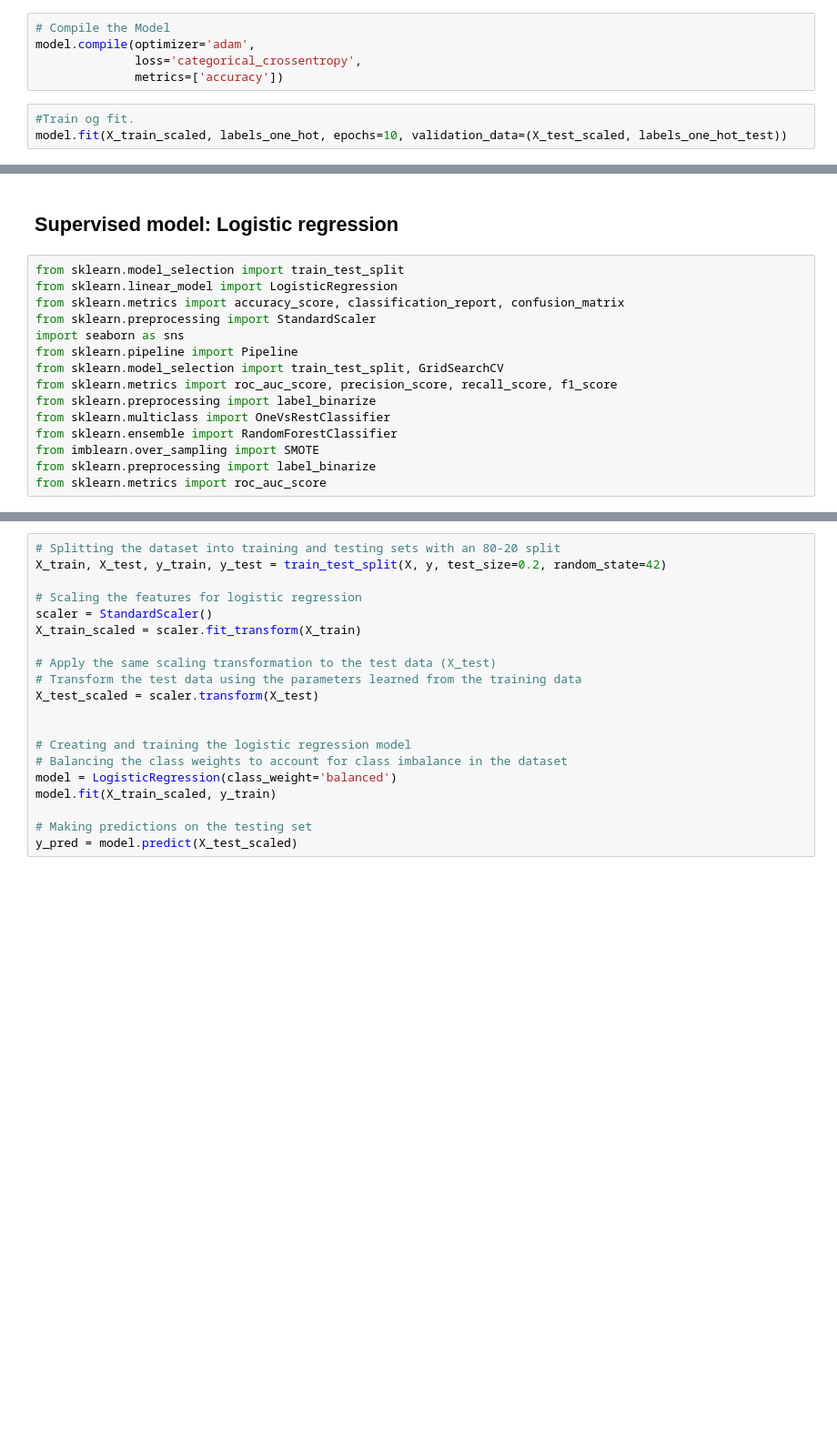
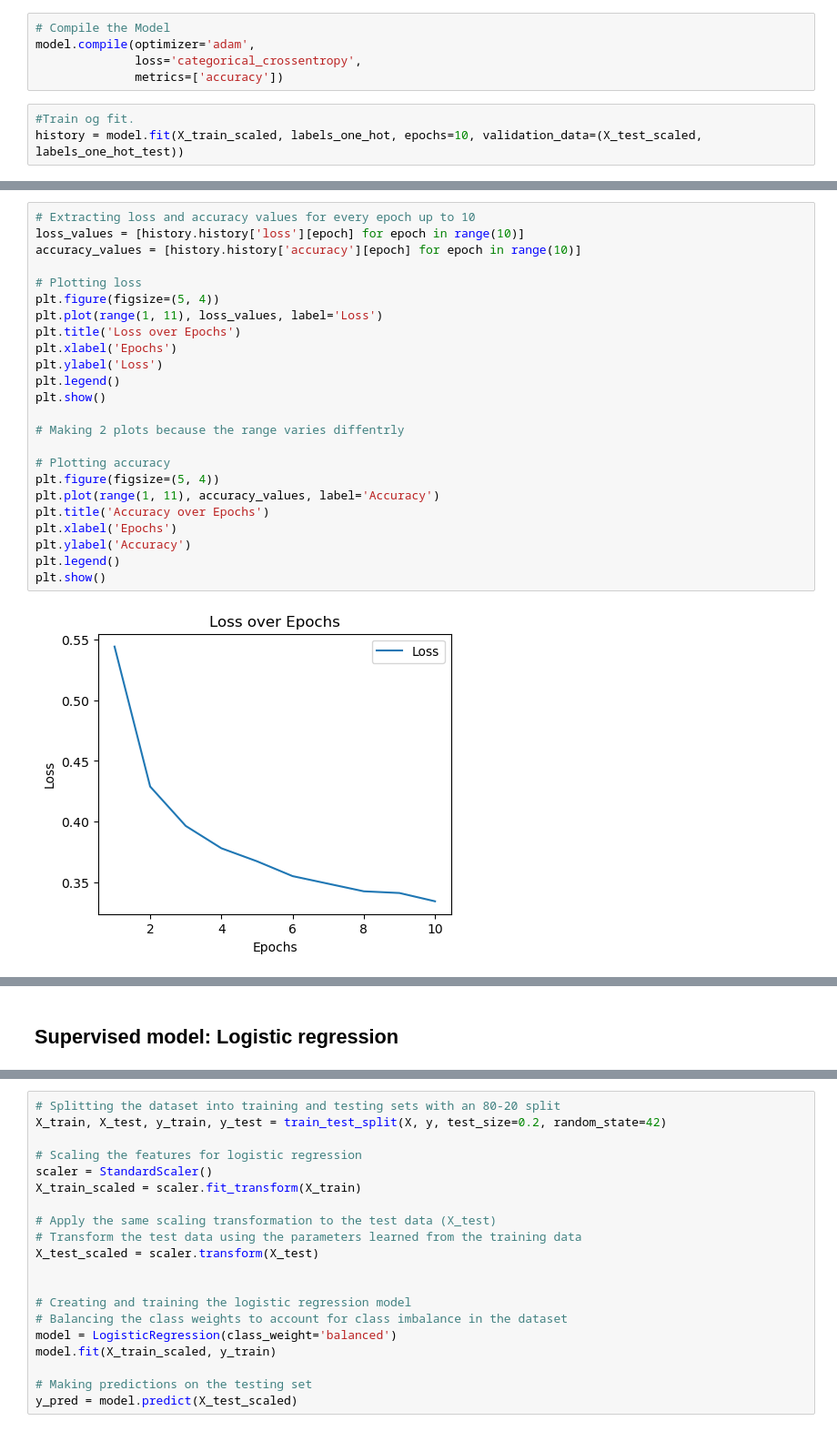
Before and after one commit to GeorgRis/Innlevering_INFO282, a Jupyter notebook: preprocess.ipynb, the cells around one changed output, grey strips where cells are left out. Shown at 91% size. Saved outputs shown, nothing was run; the diff lists cells and outputs as text; blank space fills up the shorter version.

```diff
--- a/preprocess.ipynb
+++ b/preprocess.ipynb
@@ -434,6 +459,6 @@ model.compile(optimizer='adam',
               metrics=['accuracy'])
 # %%
 #Train og fit.
-model.fit(X_train_scaled, labels_one_hot, epochs=10, validation_data=(X_test_scaled, labels_one_hot_test))
+history = model.fit(X_train_scaled, labels_one_hot, epochs=10, validation_data=(X_test_scaled, labels_one_hot_test))
 # %% [output]
 Epoch 1/10
@@ -472,0 +497,26 @@ Test accuracy: 0.22918058931827545
+# %%
+# Extracting loss and accuracy values for every epoch up to 10
+loss_values = [history.history['loss'][epoch] for epoch in range(10)]
+accuracy_values = [history.history['accuracy'][epoch] for epoch in range(10)]
+
+# Plotting loss
+plt.figure(figsize=(5, 4))
+plt.plot(range(1, 11), loss_values, label='Loss')
+plt.title('Loss over Epochs')
+plt.xlabel('Epochs')
+plt.ylabel('Loss')
+plt.legend()
+plt.show()
+
+# Making 2 plots because the range varies diffentrly
+
+# Plotting accuracy
+plt.figure(figsize=(5, 4))
+plt.plot(range(1, 11), accuracy_values, label='Accuracy')
+plt.title('Accuracy over Epochs')
+plt.xlabel('Epochs')
+plt.ylabel('Accuracy')
+plt.legend()
+plt.show()
+# %% [output]
+[figure, added]
@@ -473,20 +524,5 @@ Test accuracy: 0.22918058931827545
 # %% [markdown]
 ## Supervised model: Logistic regression
-# %%
-from sklearn.model_selection import train_test_split
-from sklearn.linear_model import LogisticRegression
-from sklearn.metrics import accuracy_score, classification_report, confusion_matrix
-from sklearn.preprocessing import StandardScaler
-import seaborn as sns
-from sklearn.pipeline import Pipeline
-from sklearn.model_selection import train_test_split, GridSearchCV
-from sklearn.metrics import roc_auc_score, precision_score, recall_score, f1_score
-from sklearn.preprocessing import label_binarize
-from sklearn.multiclass import OneVsRestClassifier
-from sklearn.ensemble import RandomForestClassifier
-from imblearn.over_sampling import SMOTE
-from sklearn.preprocessing import label_binarize
-from sklearn.metrics import roc_auc_score
 # %%
 # Selecting features and the target variable for the classification task
 features = [
```
Also changed, not shown: parts of 16 cells of this notebook.
